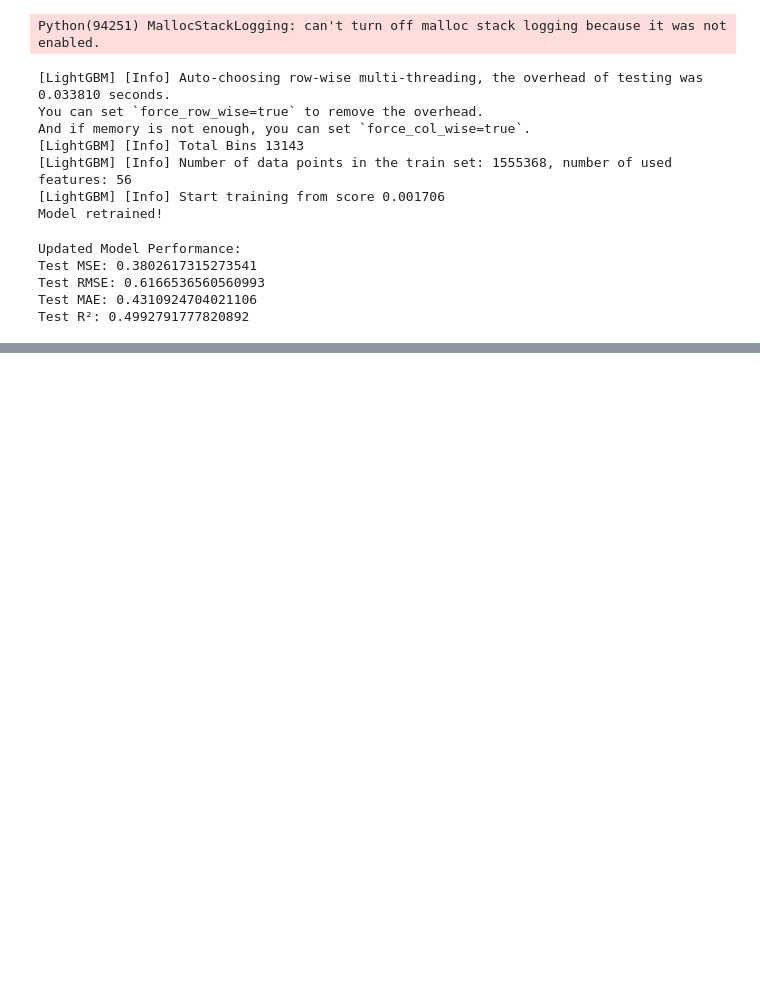
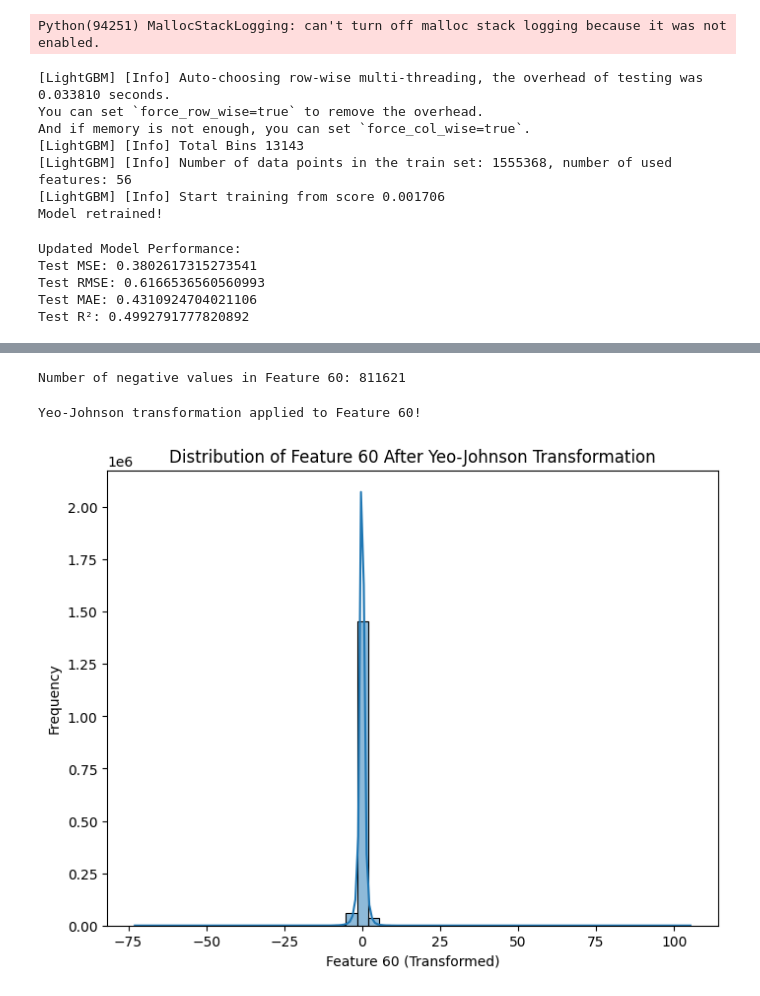
Before and after one commit to CaroTUM/Marketforecasting_Python, a Jupyter notebook: notebooks/LightGBM_shap.ipynb, the cells around one changed output, grey strips where cells are left out. Saved outputs shown, nothing was run; the diff lists cells and outputs as text; code cells hidden in the pictures; blank space fills up the shorter version.

```diff
--- a/notebooks/LightGBM_shap.ipynb
+++ b/notebooks/LightGBM_shap.ipynb
@@ -204,0 +313,33 @@ Test R²: 0.4992791777820892
+# %%
+# checking for neagtives values
+
+negative_values = (X_train["feature_60"] < 0).sum()
+print(f"Number of negative values in Feature 60: {negative_values}")
+# %% [output]
+Number of negative values in Feature 60: 811621
+# %%
+# Doing a Yeo-Johnson Transformation instead of a log transformation because it can handle both positive and negative values
+
+from sklearn.preprocessing import PowerTransformer
+import matplotlib.pyplot as plt
+import seaborn as sns
+
+# Initialize transformer
+yeo_johnson = PowerTransformer(method='yeo-johnson')
+
+# Apply transformation
+X_train["feature_60_transformed"] = yeo_johnson.fit_transform(X_train[["feature_60"]])
+X_test["feature_60_transformed"] = yeo_johnson.transform(X_test[["feature_60"]])
+
+print("Yeo-Johnson transformation applied to Feature 60!")
+# %% [output]
+Yeo-Johnson transformation applied to Feature 60!
+# %%
+plt.figure(figsize=(8, 6))
+sns.histplot(X_train["feature_60_transformed"], bins=50, kde=True)
+plt.xlabel("Feature 60 (Transformed)")
+plt.ylabel("Frequency")
+plt.title("Distribution of Feature 60 After Yeo-Johnson Transformation")
+plt.show()
+# %% [output]
+[figure, added]
```
Also changed, not shown: parts of 15 cells of this notebook.
